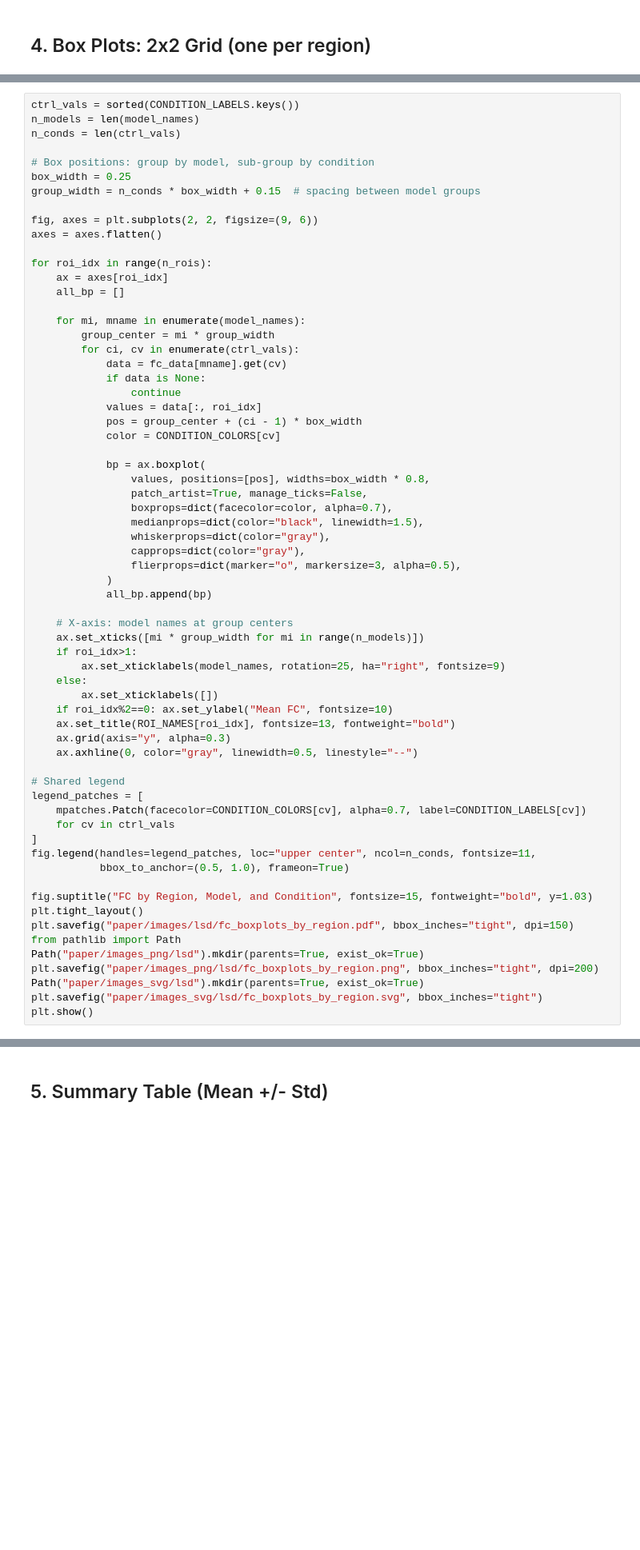
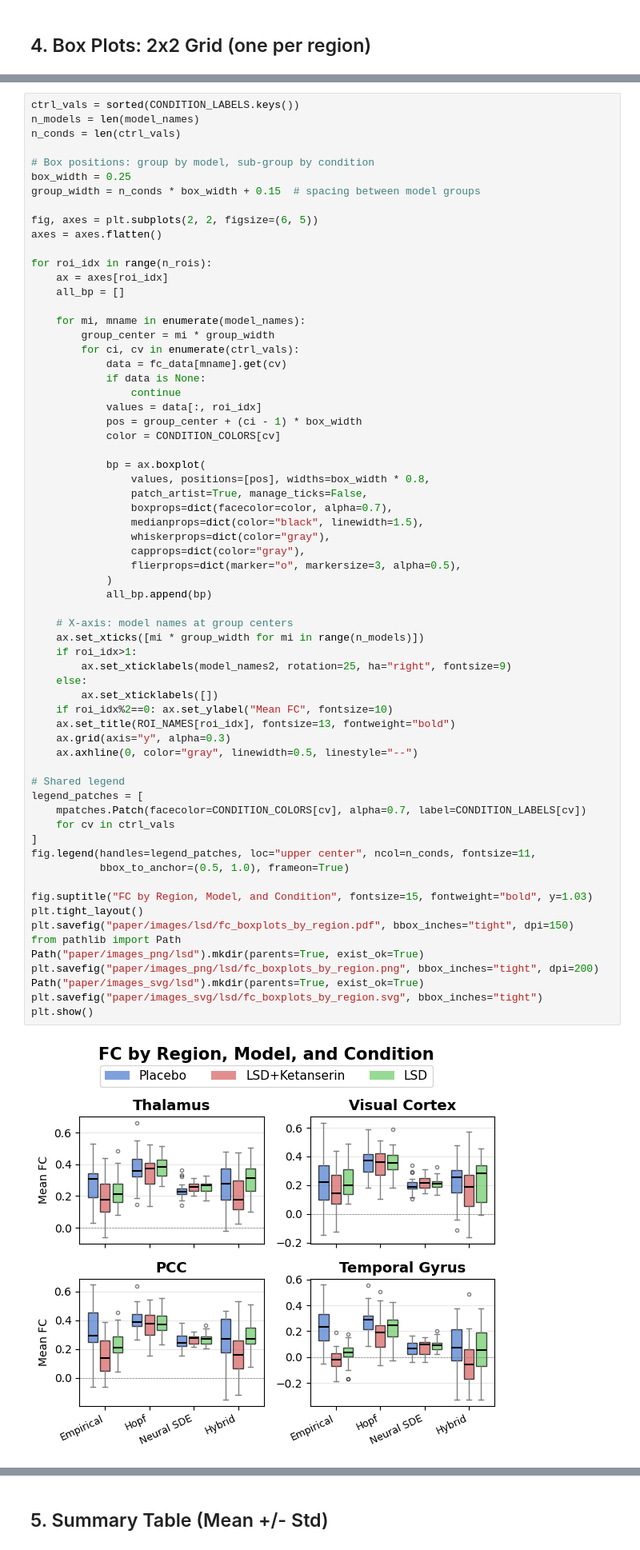
Before and after one commit to dani2442/neuroscience_control, a Jupyter notebook: examples/fc_boxplots.ipynb, the cells around one changed output, grey strips where cells are left out. Shown at 80% size. Saved outputs shown, nothing was run; the diff lists cells and outputs as text; blank space fills up the shorter version.

```diff
--- a/examples/fc_boxplots.ipynb
+++ b/examples/fc_boxplots.ipynb
@@ -221,7 +270,7 @@ n_conds = len(ctrl_vals)
 box_width = 0.25
 group_width = n_conds * box_width + 0.15  # spacing between model groups
 
-fig, axes = plt.subplots(2, 2, figsize=(9, 6))
+fig, axes = plt.subplots(2, 2, figsize=(6, 5))
 axes = axes.flatten()
 
 for roi_idx in range(n_rois):
@@ -249,31 +298,33 @@ for roi_idx in range(n_rois):
             )
             all_bp.append(bp)
 
     # X-axis: model names at group centers
     ax.set_xticks([mi * group_width for mi in range(n_models)])
     if roi_idx>1:
-        ax.set_xticklabels(model_names, rotation=25, ha="right", fontsize=9)
+        ax.set_xticklabels(model_names2, rotation=25, ha="right", fontsize=9)
     else:
         ax.set_xticklabels([])
     if roi_idx%2==0: ax.set_ylabel("Mean FC", fontsize=10)
     ax.set_title(ROI_NAMES[roi_idx], fontsize=13, fontweight="bold")
     ax.grid(axis="y", alpha=0.3)
     ax.axhline(0, color="gray", linewidth=0.5, linestyle="--")
 
 # Shared legend
 legend_patches = [
     mpatches.Patch(facecolor=CONDITION_COLORS[cv], alpha=0.7, label=CONDITION_LABELS[cv])
     for cv in ctrl_vals
 ]
 fig.legend(handles=legend_patches, loc="upper center", ncol=n_conds, fontsize=11,
            bbox_to_anchor=(0.5, 1.0), frameon=True)
 
 fig.suptitle("FC by Region, Model, and Condition", fontsize=15, fontweight="bold", y=1.03)
 plt.tight_layout()
 plt.savefig("paper/images/lsd/fc_boxplots_by_region.pdf", bbox_inches="tight", dpi=150)
 from pathlib import Path
 Path("paper/images_png/lsd").mkdir(parents=True, exist_ok=True)
 plt.savefig("paper/images_png/lsd/fc_boxplots_by_region.png", bbox_inches="tight", dpi=200)
 Path("paper/images_svg/lsd").mkdir(parents=True, exist_ok=True)
 plt.savefig("paper/images_svg/lsd/fc_boxplots_by_region.svg", bbox_inches="tight")
 plt.show()
+# %% [output]
+[figure, added]
```
Also changed, not shown: parts of 10 cells of this notebook.
